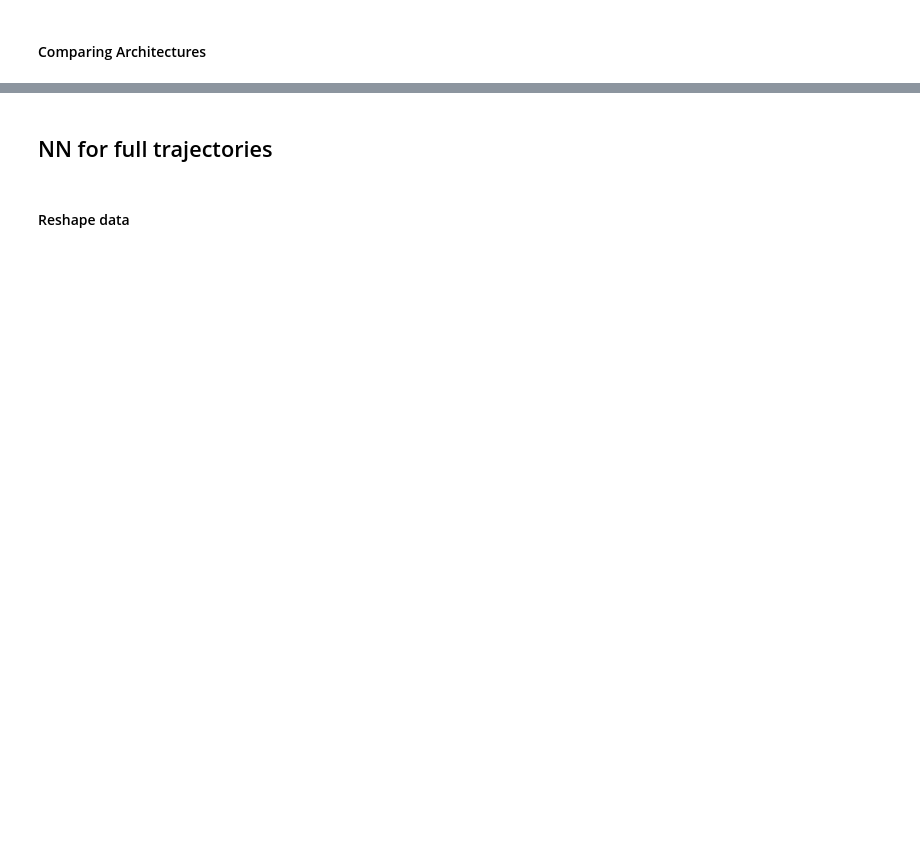
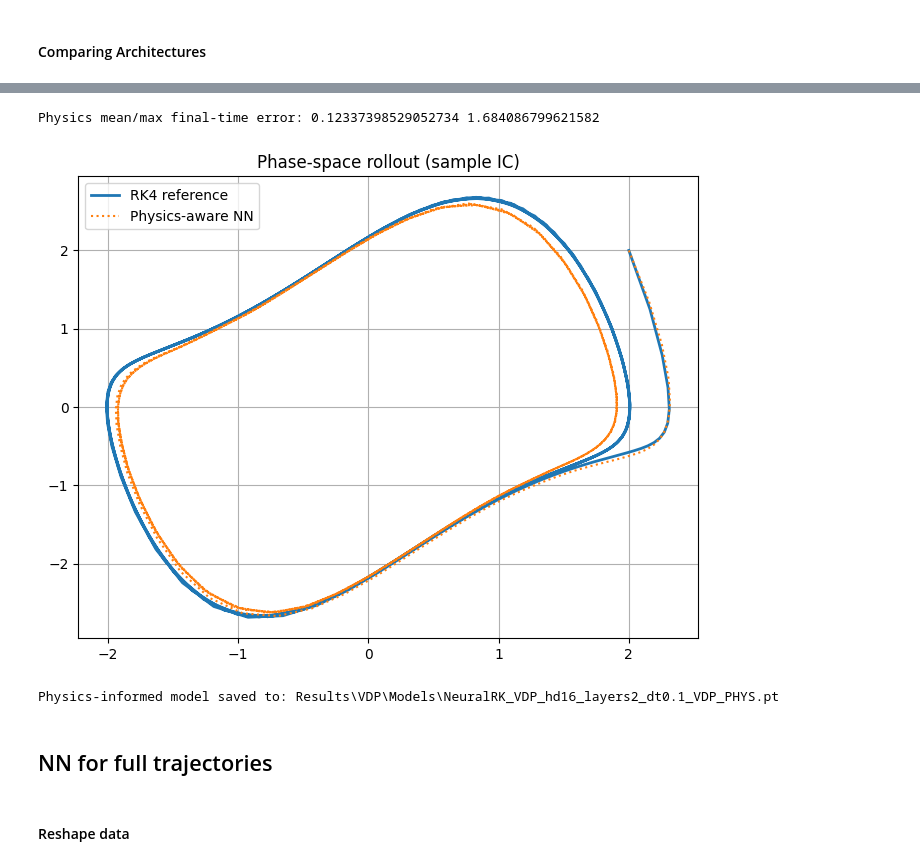
Before and after one commit to GeorgeWilliam1999/TrackExtrapolation, a Jupyter notebook: RK_PINNs/RK_PINN.ipynb, the cells around one changed output, grey strips where cells are left out. Saved outputs shown, nothing was run; the diff lists cells and outputs as text; code cells hidden in the pictures; blank space fills up the shorter version.

Commit message:
GRAPHS

```diff
--- a/RK_PINNs/RK_PINN.ipynb
+++ b/RK_PINNs/RK_PINN.ipynb
@@ -333,2 +631,54 @@ Mean Error: 0.0, Max Error: 0.0, Duration: 0.0379s
+# %%
+t_phys = time.time() - t0
+# print(f"Physics training done in {t_phys:.1f}s, epochs={res_phys['epochs']}, final_loss={res_phys['final_loss']:.4e}")
+
+# Evaluate final-time errors on sample ICs (uses evaluate_final_error from eval_utils)
+x0_eval = sample_initial_conditions(20).to(device)
+# errs_naive = evaluate_final_error(model_naive, m=M, butcher=butcher, f=vdp, x0_set=x0_eval, t_end=dt_train, dt=dt_train)
+errs_phys  = evaluate_final_error(model_phys,  m=M, butcher=butcher, f=vdp, x0_set=x0_eval, t_end=dt_train, dt=dt_train)
+
+# print("Naive mean/max final-time error:", errs_naive.mean().item(), errs_naive.max().item())
+print("Physics mean/max final-time error:", errs_phys.mean().item(), errs_phys.max().item())
+
+# plot one sample rollout for visual comparison
+import matplotlib.pyplot as plt
+
+steps = N
+# traj_naive = rollout_neural_model(model_naive, x0, steps, dt_train)
+traj_phys  = rollout_neural_model(model_phys,  x0, steps, dt_train)
+traj_rk    = rollout_rk4(x0.cpu(), steps, dt_train, 500, butcher, vdp)  # high-accuracy reference on CPU
+
+plt.figure(figsize=(8,6))
+plt.plot(traj_rk[:,0], traj_rk[:,1], label="RK4 reference", lw=2)
+# plt.plot(traj_naive[:,0].cpu(), traj_naive[:,1].cpu(), '--', label="Naive NN")
+plt.plot(traj_phys[:,0].cpu(), traj_phys[:,1].cpu(), ':', label="Physics-aware NN")
+plt.legend(); plt.title("Phase-space rollout (sample IC)"); plt.grid(True); plt.show()
+# %% [output]
+Physics mean/max final-time error: 0.12337398529052734 1.684086799621582
+[figure, added]
+# %%
+# Save physics-informed NN using your convention "VDP_PHYS"
+scheme = "VDP_PHYS"
+save_path = model_phys.name_model("VDP", scheme)
+
+# Ensure directory exists (os already imported earlier)
+os.makedirs(os.path.dirname(save_path), exist_ok=True)
+
+checkpoint = {
+    "model_state_dict": model_phys.state_dict(),
+    "optimizer_state_dict": opt_phys.state_dict() if 'opt_phys' in globals() else None,
+    "training_info": {
+        "hidden_dim": model_phys.hidden_dim,
+        "num_layers": model_phys.num_layers,
+        "dt": model_phys.dt,
+        "butcher": model_phys.butcher,
+        "timestamp": time.strftime("%Y%m%d_%H%M%S")
+    }
+}
+
+torch.save(checkpoint, save_path)
+print(f"Physics-informed model saved to: {save_path}")
+# %% [output]
+Physics-informed model saved to: Results\VDP\Models\NeuralRK_VDP_hd16_layers2_dt0.1_VDP_PHYS.pt
 # %% [markdown]
 ## NN for full trajectories
```
Also changed, not shown: parts of 28 cells of this notebook, 37 other files.
